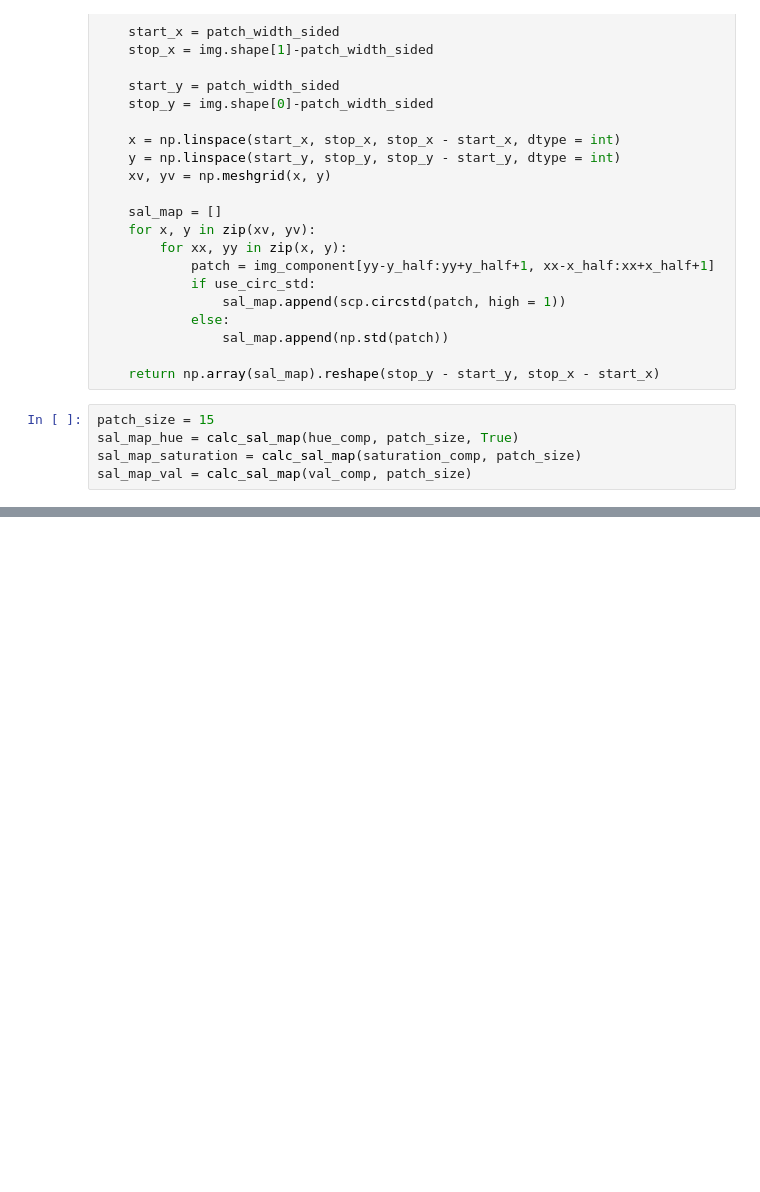
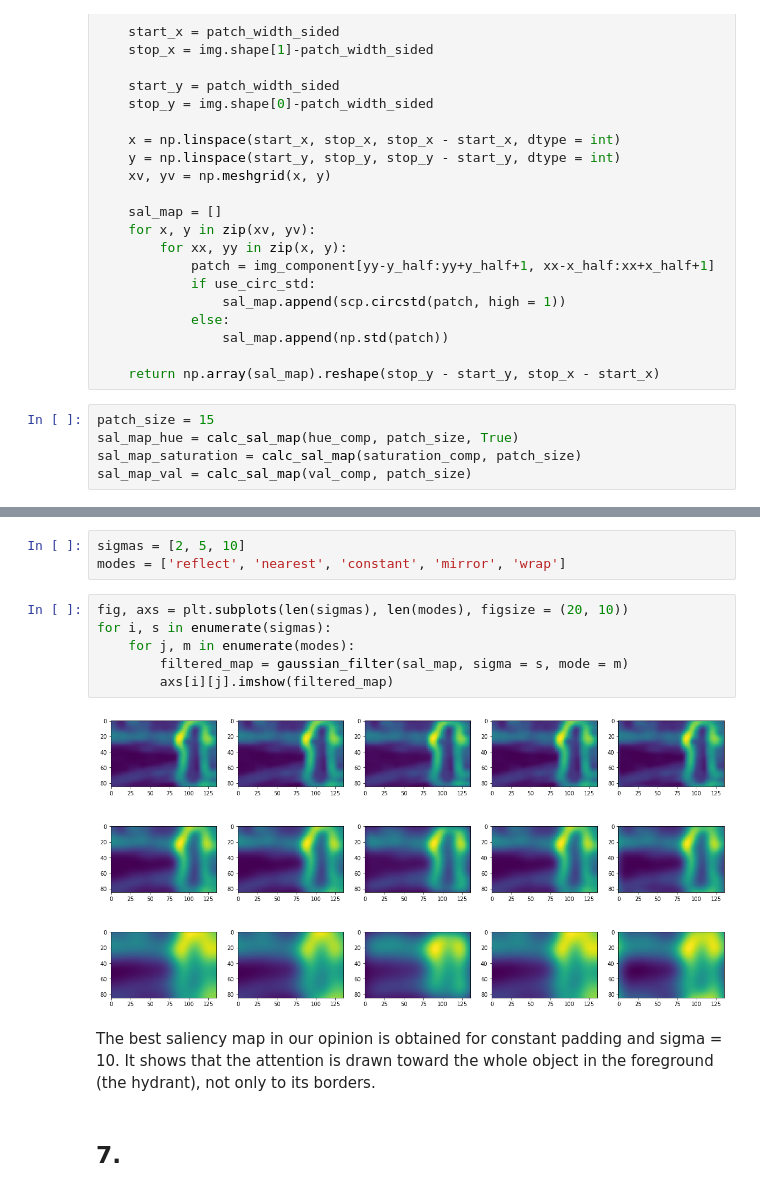
Before and after one commit to DorotheaMueller/mhbf, a Jupyter notebook: ex_4_budding_mueller.ipynb, the cells around one changed output, grey strips where cells are left out. Drawn from its saved outputs; the diff is of its cells as text; blank space fills up the shorter version.

```diff
--- a/ex_4_budding_mueller.ipynb
+++ b/ex_4_budding_mueller.ipynb
@@ -153,0 +166,15 @@ axs[3].imshow(sal_map_val)
+# %%
+sigmas = [2, 5, 10]
+modes = ['reflect', 'nearest', 'constant', 'mirror', 'wrap']
+# %%
+fig, axs = plt.subplots(len(sigmas), len(modes), figsize = (20, 10))
+for i, s in enumerate(sigmas):
+    for j, m in enumerate(modes):
+        filtered_map = gaussian_filter(sal_map, sigma = s, mode = m)
+        axs[i][j].imshow(filtered_map)
+# %% [output]
+[figure, added]
+# %% [markdown]
+The best saliency map in our opinion is obtained for constant padding and sigma = 10. It shows that the attention is drawn toward the whole object in the foreground (the hydrant), not only to its borders.
+# %% [markdown]
+## 7.
```
Also changed, not shown: parts of 12 cells of this notebook.
